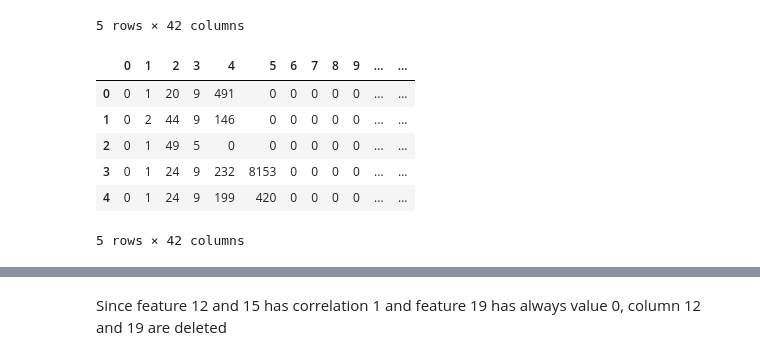
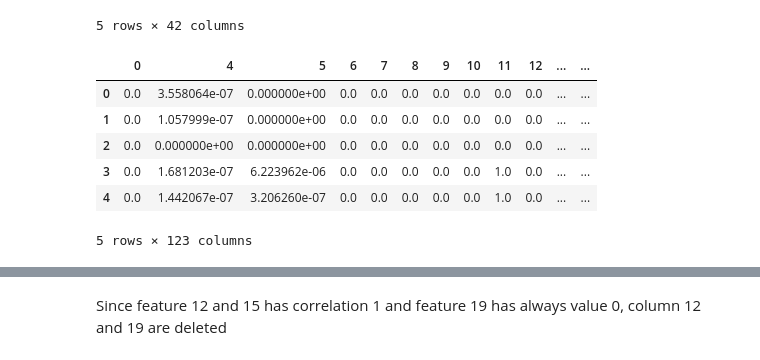
Before and after one commit to NicolaP00/Cybersecurity_model, a Jupyter notebook: Cyber.ipynb, the cells around one changed output, grey strips where cells are left out. Cells and saved outputs as stored; diff of their text form; code cells hidden in the pictures.

```diff
--- a/Cyber.ipynb
+++ b/Cyber.ipynb
@@ -139,21 +139,2 @@ df_test[41] = df_test[41].replace(['ftp_write', 'guess_passwd', 'imap', 'multiho
 df_train.head()
 errors={0:'normal',1:'probe',2:'DoS',3:'U2R',4:'R2L'}
-# %%
-labelencoder_x_1 = LabelEncoder()
-labelencoder_x_2 = LabelEncoder()
-labelencoder_x_3 = LabelEncoder()
-df_train[1] = labelencoder_x_1.fit_transform(df_train[1])
-df_train[2] = labelencoder_x_2.fit_transform(df_train[2])
-df_train[3] = labelencoder_x_3.fit_transform(df_train[3])
-df_test[1] = labelencoder_x_1.fit_transform(df_test[1])
-df_test[2] = labelencoder_x_2.fit_transform(df_test[2])
-df_test[3] = labelencoder_x_3.fit_transform(df_test[3])
-df_train.head()
-# %% [output]
-|  | 0 | 1 | 2 | 3 | 4 | 5 | 6 | 7 | 8 | 9 | ... | ... |
-| 0 | 0 | 1 | 20 | 9 | 491 | 0 | 0 | 0 | 0 | 0 | ... | ... |
-| 1 | 0 | 2 | 44 | 9 | 146 | 0 | 0 | 0 | 0 | 0 | ... | ... |
-| 2 | 0 | 1 | 49 | 5 | 0 | 0 | 0 | 0 | 0 | 0 | ... | ... |
-| 3 | 0 | 1 | 24 | 9 | 232 | 8153 | 0 | 0 | 0 | 0 | ... | ... |
-| 4 | 0 | 1 | 24 | 9 | 199 | 420 | 0 | 0 | 0 | 0 | ... | ... |
-5 rows × 42 columns
@@ -160 +146,31 @@ df_train.head()
+# %%
+for i in ['1','2','3']:
+    columns_to_encode=[i]
+    categorical_transformer = OneHotEncoder(handle_unknown="ignore", sparse=False)
+    encoded_columns = categorical_transformer.fit_transform(df_train[columns_to_encode])
+    new_columns = df_train[i].unique()
+    encoded_df = pd.DataFrame(encoded_columns, columns=new_columns, index=df_train.index)
+    df_train[new_columns] = encoded_df
+    df_train = df_train.drop(columns=columns_to_encode)
+
+    encoded_columns = categorical_transformer.transform(df_test[columns_to_encode])
+    encoded_df = pd.DataFrame(encoded_columns, columns=new_columns, index=df_test.index)
+    df_test[new_columns] = encoded_df
+    df_test = df_test.drop(columns=columns_to_encode)
+
+colonna_41 = df_train.pop('41')
+df_train['y'] = colonna_41
+colonna_41 = df_test.pop('41')
+df_test['y'] = colonna_41
+
+
+df_train.head()
+# %% [output]
+|  | 0 | 4 | 5 | 6 | 7 | 8 | 9 | 10 | 11 | 12 | ... | ... |
+| 0 | 0.0 | 3.558064e-07 | 0.000000e+00 | 0.0 | 0.0 | 0.0 | 0.0 | 0.0 | 0.0 | 0.0 | ... | ... |
+| 1 | 0.0 | 1.057999e-07 | 0.000000e+00 | 0.0 | 0.0 | 0.0 | 0.0 | 0.0 | 0.0 | 0.0 | ... | ... |
+| 2 | 0.0 | 0.000000e+00 | 0.000000e+00 | 0.0 | 0.0 | 0.0 | 0.0 | 0.0 | 0.0 | 0.0 | ... | ... |
+| 3 | 0.0 | 1.681203e-07 | 6.223962e-06 | 0.0 | 0.0 | 0.0 | 0.0 | 0.0 | 1.0 | 0.0 | ... | ... |
+| 4 | 0.0 | 1.442067e-07 | 3.206260e-07 | 0.0 | 0.0 | 0.0 | 0.0 | 0.0 | 1.0 | 0.0 | ... | ... |
+5 rows × 123 columns
 # %%
```
Also changed, not shown: parts of 12 cells of this notebook.
